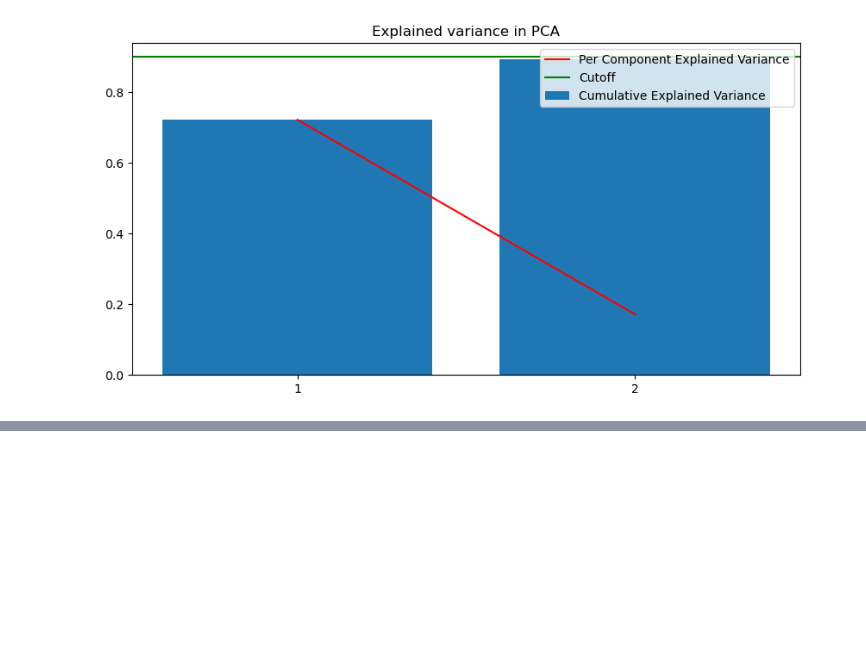
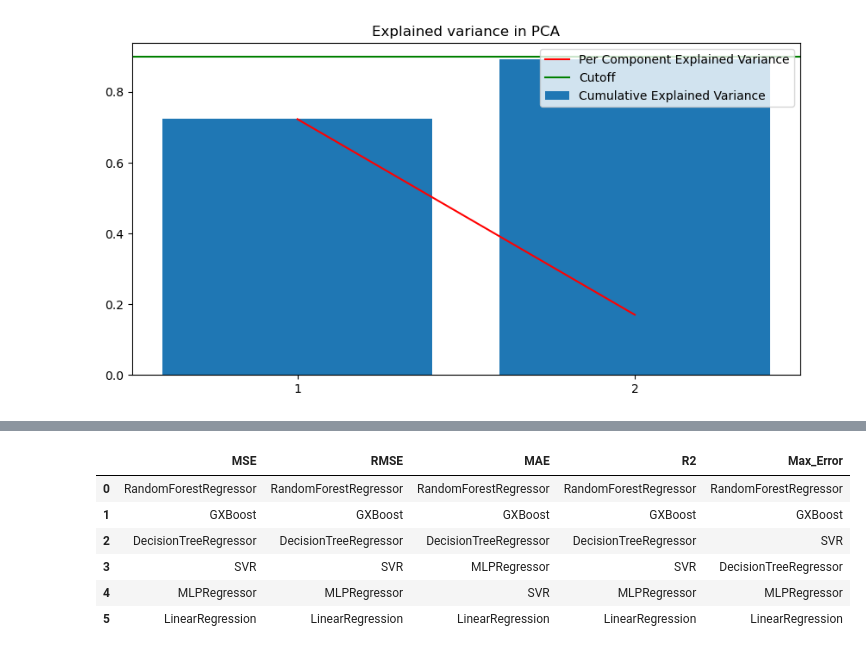
Before and after one commit to WilhelmBuitrago/BandGap-Prediction, a Jupyter notebook: code/BandGap-Prediction_caracteristicas.ipynb, the cells around one changed output, grey strips where cells are left out. Cells and saved outputs as stored; diff of their text form; code cells hidden in the pictures; blank space fills up the shorter version.

```diff
--- a/code/BandGap-Prediction_caracteristicas.ipynb
+++ b/code/BandGap-Prediction_caracteristicas.ipynb
@@ -274,0 +359,10 @@ param_dist = {
+# %%
+Metrics_name
+# %% [output]
+|  | MSE | RMSE | MAE | R2 | Max_Error |
+| 0 | RandomForestRegressor | RandomForestRegressor | RandomForestRegressor | RandomForestRegressor | RandomForestRegressor |
+| 1 | GXBoost | GXBoost | GXBoost | GXBoost | GXBoost |
+| 2 | DecisionTreeRegressor | DecisionTreeRegressor | DecisionTreeRegressor | DecisionTreeRegressor | SVR |
+| 3 | SVR | SVR | MLPRegressor | SVR | DecisionTreeRegressor |
+| 4 | MLPRegressor | MLPRegressor | SVR | MLPRegressor | MLPRegressor |
+| 5 | LinearRegression | LinearRegression | LinearRegression | LinearRegression | LinearRegression |
```
Also changed, not shown: parts of 17 cells of this notebook, 1 other file.
